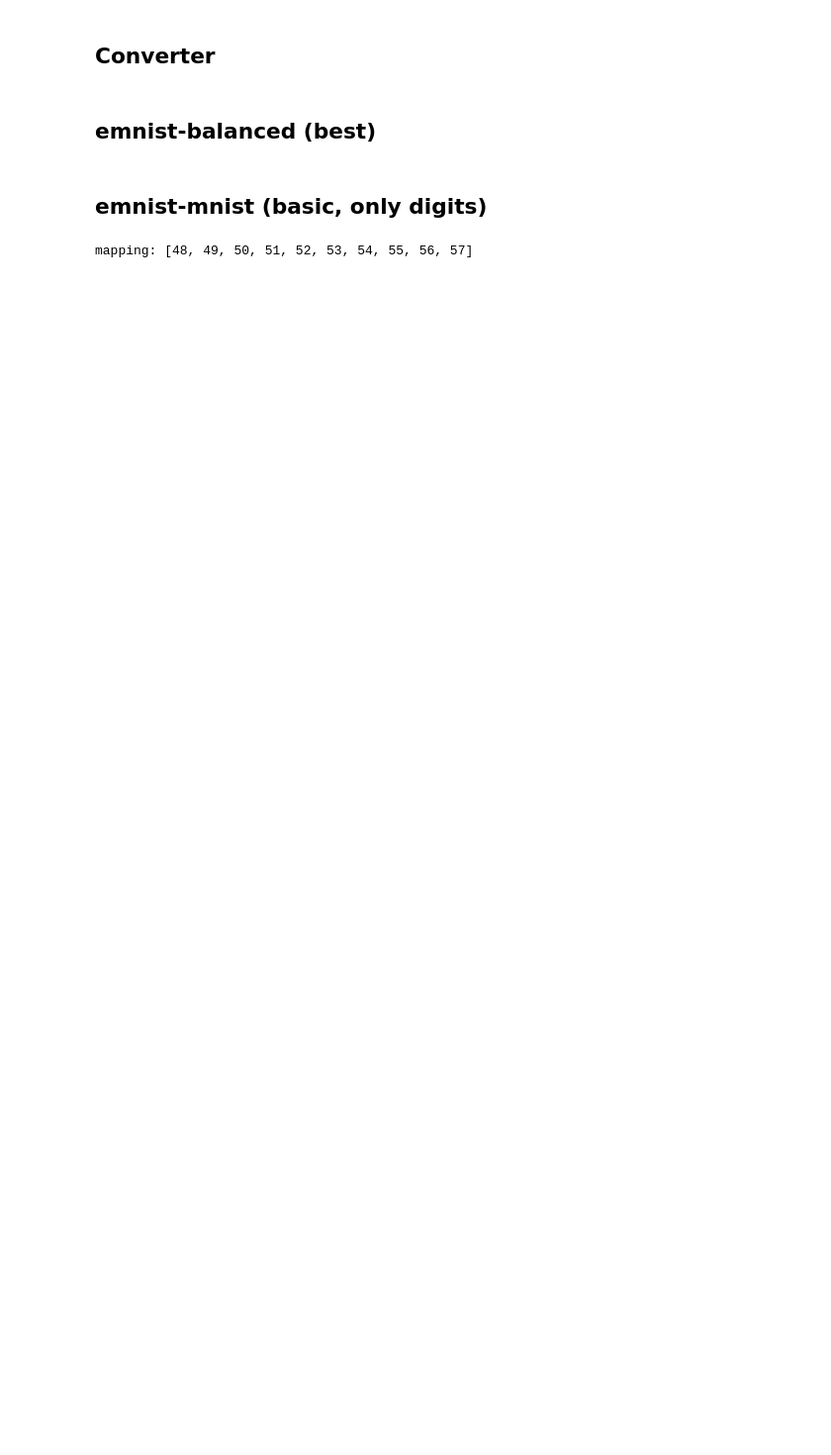
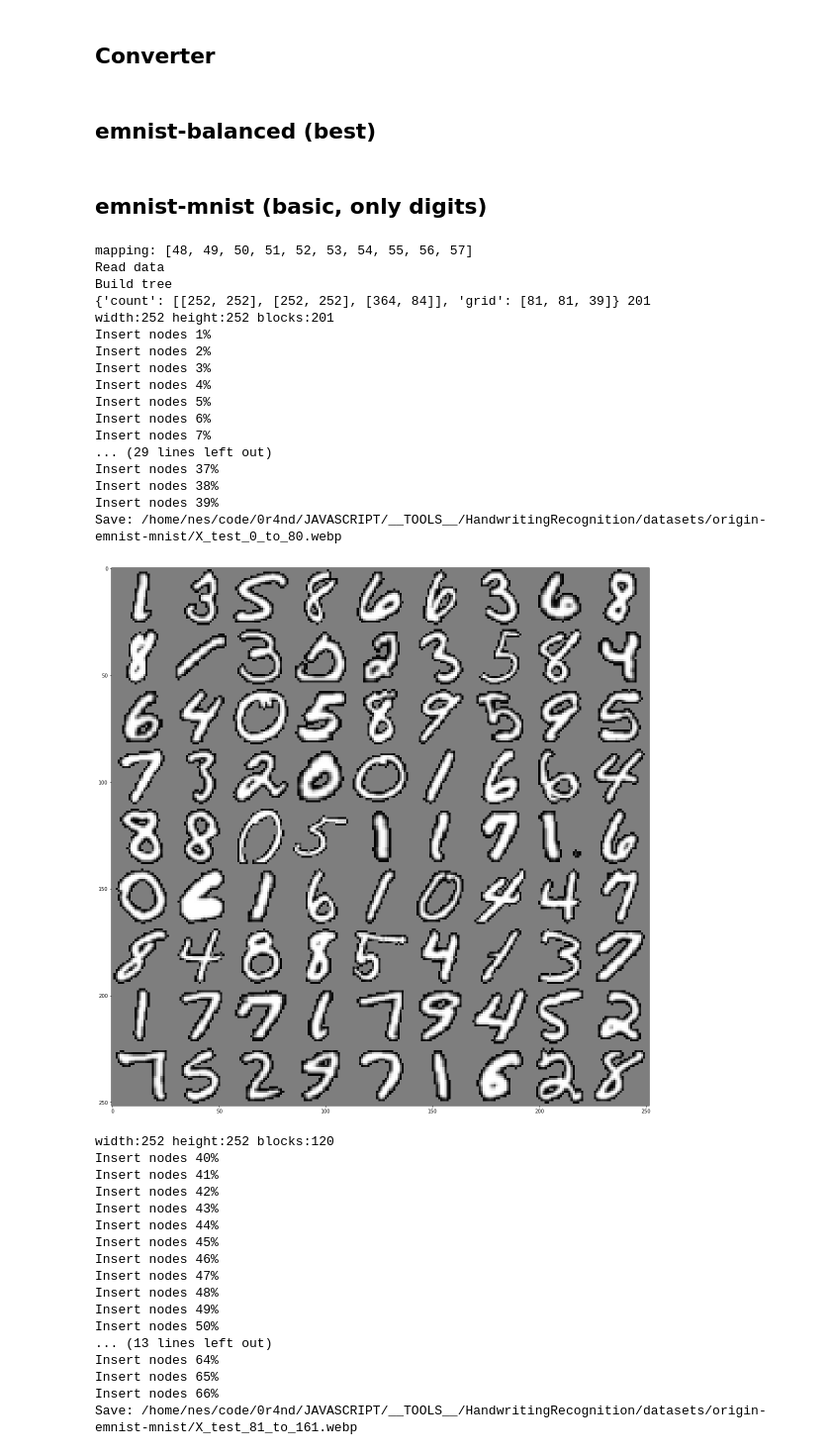
Before and after one commit to 0r4nd/HandwritingRecognition, a Jupyter notebook: notebooks/convert_emnist.ipynb, the cells around one changed output. Shown at 99% size. Cells and saved outputs as stored; diff of their text form; code cells hidden in the pictures; blank space fills up the shorter version.

```diff
--- a/notebooks/convert_emnist.ipynb
+++ b/notebooks/convert_emnist.ipynb
@@ -249,6 +249,7 @@ def makedirs(directory):
 
 def draw_object(src, sx,sy, s_width,s_height,
                 dst, dx,dy, d_width,d_height):
+    #print(dst.shape[0], d_width, dst.shape[1], d_height)
     # src
     s_width_orig = src.shape[1]
     s_height_orig = src.shape[0]
@@ -260,7 +261,7 @@ def draw_object(src, sx,sy, s_width,s_height,
     for j in range(sy,s_height):
         for i in range(sx,s_width):
             color = src[j][i]
-            dst[j+dy][i+dx] = color# if color else 127
+            dst[j+dy][i+dx] = color if color else 127
     return
 
 def list_first_val(arr):
@@ -299,7 +300,7 @@ def get_bbox(data):
 
 
 def emnist_convert(dataset_dir, input_name, output_dir, emnist_mapping, X_set='train',
-                   max_width=4096, max_height=4096):
+                   max_width=256, max_height=256):
     X_set_dir = os.path.join(dataset_dir, output_dir)
     makedirs(X_set_dir)
 
@@ -335,14 +336,23 @@ def emnist_convert(dataset_dir, input_name, output_dir, emnist_mapping, X_set='t
                 }
             })
             i += 1
-            #if i > 2000:
-            #    break
+            if i > 200:
+                break
 
     print("Build tree")
+    packs = size_to_pack(tiles_count=len(blocks), tile_width=28, tile_height=28,
+                         max_width=max_width, max_height=max_height)
+    #packs['count'][2][1] += 28 * 2
+    print(packs, len(blocks))
     count = 0
+    pack_index = 0
     while len(blocks) > 0:
         percentage = packer.percentage_completion if 'packer' in locals() else 0
-        packer = BinPacker(max_width,max_height, verbose=1, percentage_completion = percentage)
+        image_width = packs['count'][pack_index][1] # inversé
+        image_height = packs['count'][pack_index][0]
+        pack_index += 1
+        print("width:"+str(image_width), "height:"+str(image_height), "blocks:"+str(len(blocks)))
+        packer = BinPacker(image_width,image_height, verbose=1, percentage_completion = percentage)
         res = packer.fit(blocks, None)
         # advance on the next pack that couldn't be fitted
         blocks = blocks[len(res):]
@@ -355,18 +365,20 @@ def emnist_convert(dataset_dir, input_name, output_dir, emnist_mapping, X_set='t
             count += 1
             draw_object(node.data['pixels'],
                         0,0, 28,28,
-                        dst, node.x,node.y, packer.width,packer.height)
+                        dst, node.y,node.x, packer.width,packer.height)
+                        #dst, node.x,node.y, packer.width,packer.height)
         # write image
         image_filename = "X_{}_{}_to_{}.webp".format(X_set,count_prev,count-1)
         image_filename = os.path.join(X_set_dir, image_filename)
         json_output['files'].append(image_filename)
         print("Save:", image_filename)
         img = Image.fromarray(dst, mode='L')
-        img.save(image_filename, format='webp', lossless = True)
+        #img.save(image_filename, format='webp', lossless = True)
         # plot image
-        #plt.figure(figsize = (20,20))
-        #plt.imshow(dst, cmap='gray')
-        #plt.show()
+        plt.figure(figsize = (20,20))
+        plt.imshow(dst, cmap='gray')
+        plt.show()
+    return
     # write json file
     json_filename = os.path.join(X_set_dir, X_set + ".json")
     json_dump = json.dumps(json_output,separators=(',',':'))
@@ -408,8 +420,42 @@ emnist_convert(dataset_dir, set_name, 'origin-'+set_name, emnist_mapping, 'train
 # %%
 set_name = 'emnist-mnist'
 emnist_mapping = emnist_get_mapping(os.path.join(dataset_dir, set_name + '-mapping.txt'))
 print("mapping:", emnist_mapping)
-#emnist_convert(dataset_dir, set_name, 'origin-'+set_name, emnist_mapping, 'test')
+emnist_convert(dataset_dir, set_name, 'origin-'+set_name, emnist_mapping, 'test')
 #emnist_convert(dataset_dir, set_name, 'origin-'+set_name, emnist_mapping, 'train')
 # %% [output]
 mapping: [48, 49, 50, 51, 52, 53, 54, 55, 56, 57]
+Read data
+Build tree
+{'count': [[252, 252], [252, 252], [364, 84]], 'grid': [81, 81, 39]} 201
+width:252 height:252 blocks:201
+Insert nodes 1%
+Insert nodes 2%
+Insert nodes 3%
+Insert nodes 4%
+Insert nodes 5%
+Insert nodes 6%
+Insert nodes 7%
+... (29 lines left out)
+Insert nodes 37%
+Insert nodes 38%
+Insert nodes 39%
+Save: /home/nes/code/0r4nd/JAVASCRIPT/__TOOLS__/HandwritingRecognition/datasets/origin-emnist-mnist/X_test_0_to_80.webp
+[figure, added]
+width:252 height:252 blocks:120
+Insert nodes 40%
+Insert nodes 41%
+Insert nodes 42%
+Insert nodes 43%
+Insert nodes 44%
+Insert nodes 45%
+Insert nodes 46%
+Insert nodes 47%
+Insert nodes 48%
+Insert nodes 49%
+Insert nodes 50%
+... (13 lines left out)
+Insert nodes 64%
+Insert nodes 65%
+Insert nodes 66%
+Save: /home/nes/code/0r4nd/JAVASCRIPT/__TOOLS__/HandwritingRecognition/datasets/origin-emnist-mnist/X_test_81_to_161.webp
```
Also changed, not shown: parts of 3 cells of this notebook.
